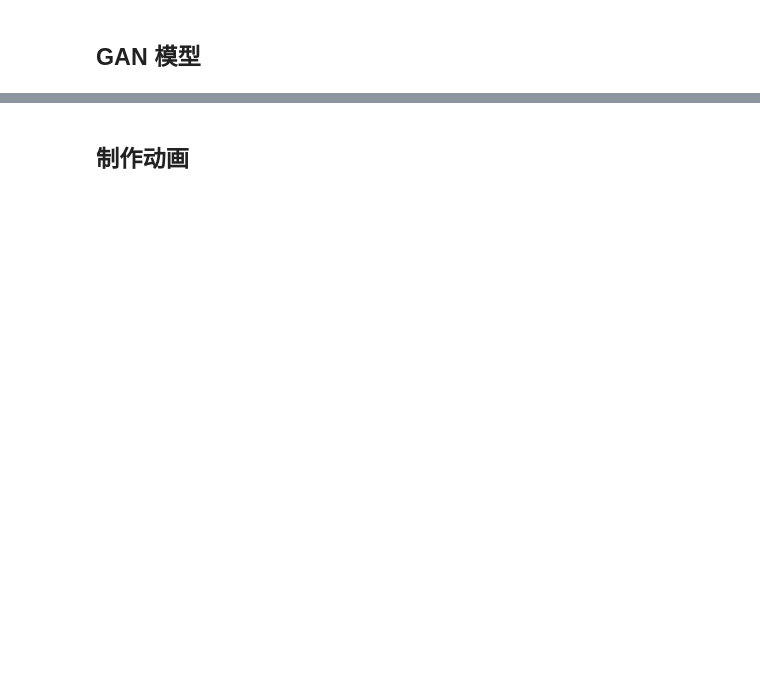
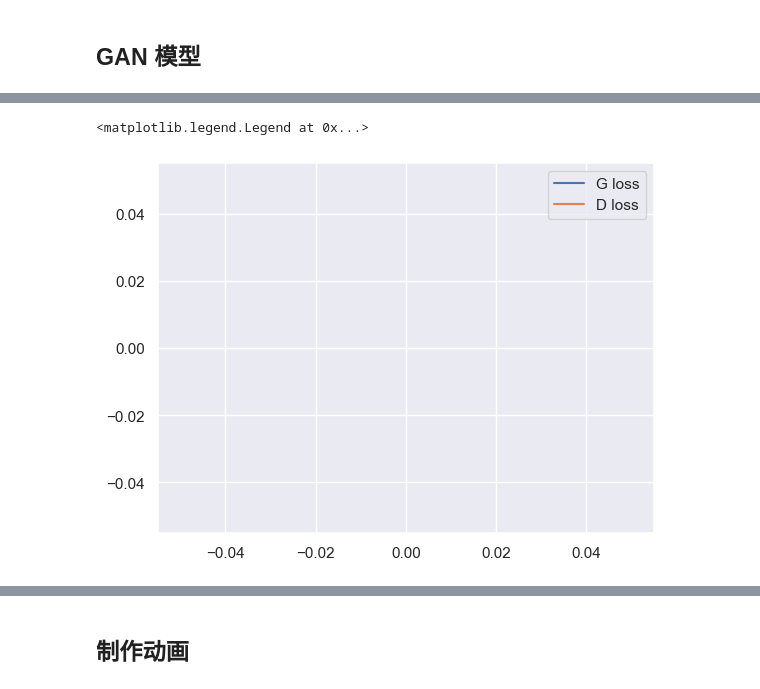
Before and after one commit to zhouqp631/nonparametric_statistics, a Jupyter notebook: GAN.ipynb, the cells around one changed output, grey strips where cells are left out. Cells and saved outputs as stored; diff of their text form; code cells hidden in the pictures; blank space fills up the shorter version.

```diff
--- a/GAN.ipynb
+++ b/GAN.ipynb
@@ -72,5 +105,5 @@ _ = summary(model_G,torch.randn(3,128))
 # %%
 # 定义网络的优化器
-batch_size, lr = 56, 2e-3
+batch_size, lr = 56, 2e-4
 optimizer_G = optim.Adam(model_G.parameters(), lr = lr)
 optimizer_D = optim.Adam(model_D.parameters(), lr = lr)
@@ -79,20 +110,17 @@ real_batch.shape
 # %%
 #训练
-nb_epochs = 20
-# X = mnist.reshape(60000,-1).numpy()
+nb_epochs = 5
 losses = []
-
 for epoch in tqdm(range(nb_epochs)):
-    for i, (real_batch,real_label) in enumerate(data_loader):
-        real_batch = real_batch[real_label==3]
+    np.random.shuffle(imgs)
+    for i, real_batch in enumerate(imgs.split(batch_size)):
         real_batch = real_batch*2-1
         real_batch = real_batch.reshape(-1,784)
         #-------------------------------------------------
         #             优化判别器
         #-------------------------------------------------
         z = real_batch.new(real_batch.size(0), z_dim).normal_()
-        with torch.no_grad():
-            fake_batch = model_G(z)
+        fake_batch = model_G(z)
 
         D_scores_on_real = model_D(real_batch)
         D_scores_on_fake = model_D(fake_batch)
@@ -120,7 +148,7 @@ for epoch in tqdm(range(nb_epochs)):
         if epoch%2==0:
             if  i%200==0:
                 with torch.no_grad():
-                    fake_test = fake_batch
+                    fake_test = fake_batch[:8]
 # for MNIST
                     outs = torch.cat([real_batch[:8].reshape(-1,1,28,28),fake_test.reshape(-1,1,28,28)],axis=0)
                     save_image(outs,os.path.join('gan_images', f'epoch-{epoch}-iter-{i}.png'),nrow = 8)
@@ -132,9 +160,12 @@ for epoch in tqdm(range(nb_epochs)):
 # %%
 # losses
 # %%
-plt.plot(losses)
-plt.ylim([-3,3])
+plt.plot(np.log(losses))
+# plt.ylim([-3,3])
 plt.legend(['G loss','D loss'])
+# %% [output]
+<matplotlib.legend.Legend at 0x...>
+[figure, added]
 # %%
 with torch.no_grad():
     z = real_batch.new(3, z_dim).normal_()
```
Also changed, not shown: parts of 11 cells of this notebook.
